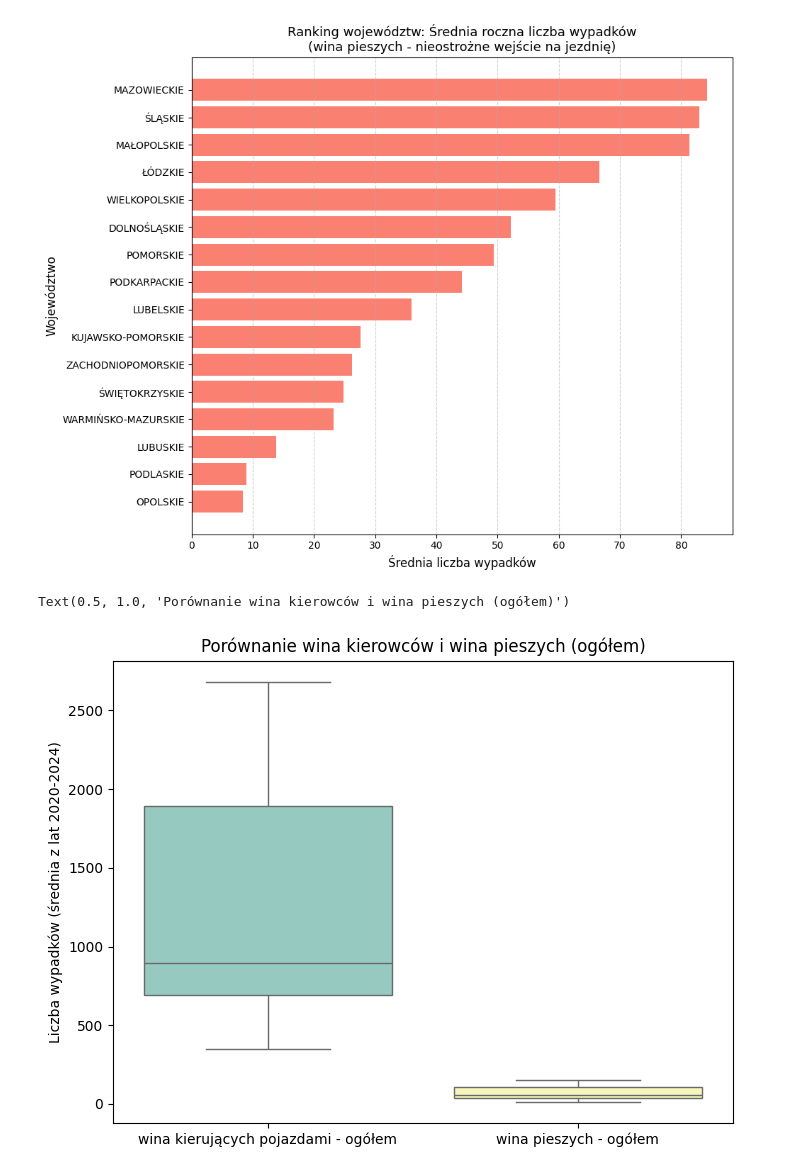
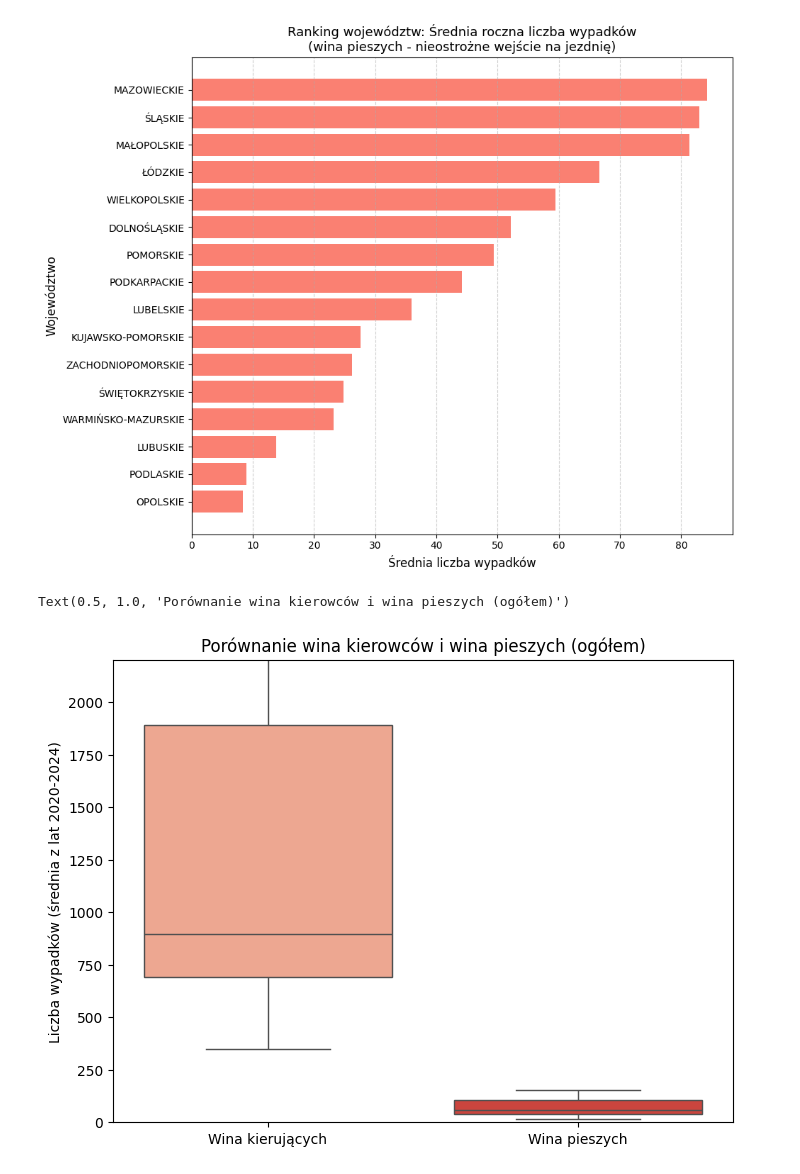
Before and after one commit to wiktoria-gliniecka/ggplotki, a Jupyter notebook: statystyki-opisowe.ipynb, the cells around one changed output. Drawn from its saved outputs; the diff is of its cells as text; code cells hidden in the pictures.

```diff
--- a/statystyki-opisowe.ipynb
+++ b/statystyki-opisowe.ipynb
@@ -331,15 +341,17 @@ plt.show()
 # %%
 import seaborn as sns
 
 df_boxplot = df_srednie[['wina kierujących pojazdami - ogółem',
                            'wina pieszych - ogółem']]
 
 plt.figure(figsize=(8,6))
 
 # Boxplot - pokazuje rozkład wartości
-sns.boxplot(data=df_boxplot,palette="Set3")
+sns.boxplot(data=df_boxplot,palette="Reds")
+plt.xticks([0, 1], ['Wina kierujących', 'Wina pieszych'])
+plt.ylim(0,2200)
 plt.ylabel("Liczba wypadków (średnia z lat 2020-2024)")
 plt.title("Porównanie wina kierowców i wina pieszych (ogółem)")
 # %% [output]
 Text(0.5, 1.0, 'Porównanie wina kierowców i wina pieszych (ogółem)')
-[figure, old version]
+[figure, new version]
```
Also changed, not shown: parts of 7 cells of this notebook.
